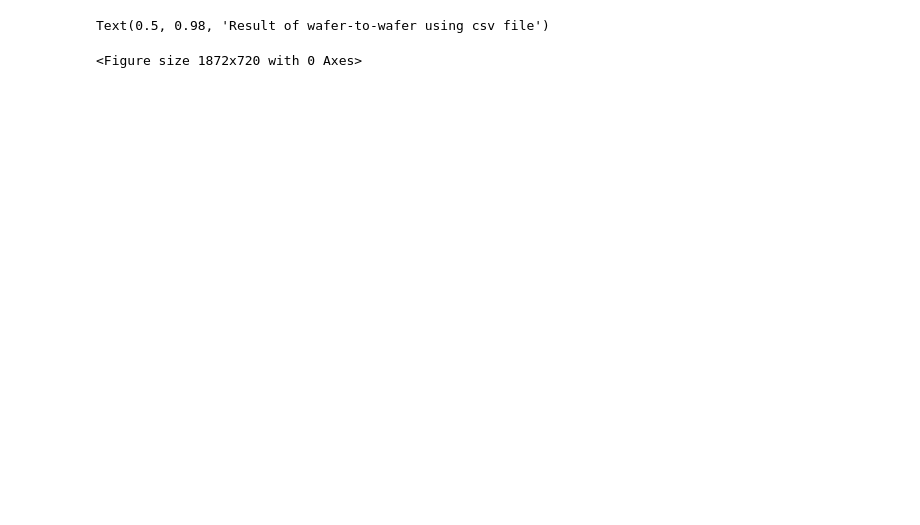
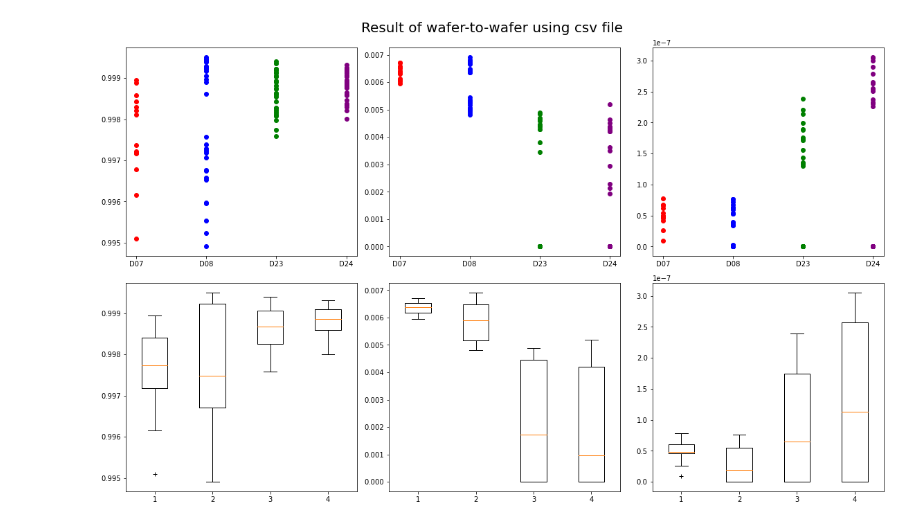
Before and after one commit to Unsername4092/project_PE2A1, a Jupyter notebook: doc/report.ipynb, the cells around one changed output. Drawn from its saved outputs; the diff is of its cells as text; code cells hidden in the pictures; blank space fills up the shorter version.

```diff
--- a/doc/report.ipynb
+++ b/doc/report.ipynb
@@ -8,8 +9,66 @@ spec = data['Rsq of Ref. spectrum (6th)']
 one_V = data['I at 1V[A]']
 minone_V = data['I at -1V[A]']
 # %%
-plt.figure(figsize=(26, 10))
+fig = plt.figure(figsize=(16, 10))
+ax1=fig.add_subplot(2,3,1)
+ax2=fig.add_subplot(2,3,2)
+ax3=fig.add_subplot(2,3,3)
+ax4=fig.add_subplot(2,3,4)
+ax5=fig.add_subplot(2,3,5)
+ax6=fig.add_subplot(2,3,6)
 plt.suptitle('Result of wafer-to-wafer using csv file', fontsize=20)
+# spec
+spec1=[]
+spec2=[]
+spec3=[]
+spec4=[]
+# One_V
+one1=[]
+one2=[]
+one3=[]
+one4=[]
+#minone_V
+min1=[]
+min2=[]
+min3=[]
+min4=[]
+
+for i in range(len(wafernumber)):
+    if str(wafernumber[i]) == 'D07':
+        spec1.append(spec[i])
+        one1.append(one_V[i])
+        min1.append(minone_V[i])
+        ax1.scatter(wafernumber[i], spec[i], c='red')
+        ax2.scatter(wafernumber[i], one_V[i], c='red')
+        ax3.scatter(wafernumber[i], minone_V[i], c='red')
+    elif str(wafernumber[i]) == 'D08':
+        spec2.append(spec[i])
+        one2.append(one_V[i])
+        min2.append(minone_V[i])
+        ax1.scatter(wafernumber[i], spec[i], c='blue')
+        ax2.scatter(wafernumber[i], one_V[i], c='blue')
+        ax3.scatter(wafernumber[i], minone_V[i], c='blue')
+    elif str(wafernumber[i]) == 'D23':
+        spec3.append(spec[i])
+        one3.append(one_V[i])
+        min3.append(minone_V[i])
+        ax1.scatter(wafernumber[i], spec[i], c='green')
+        ax2.scatter(wafernumber[i], one_V[i], c='green')
+        ax3.scatter(wafernumber[i], minone_V[i], c='green')
+    elif str(wafernumber[i]) == 'D24':
+        spec4.append(spec[i])
+        one4.append(one_V[i])
+        min4.append(minone_V[i])
+        ax1.scatter(wafernumber[i], spec[i], c='purple')
+        ax2.scatter(wafernumber[i], one_V[i], c='purple')
+        ax3.scatter(wafernumber[i], minone_V[i], c='purple')
+
+ax4.boxplot([spec1, spec2, spec3, spec4], sym='+')
+# ax4.set_xticklabels(wafer, fontsize=8)
+ax5.boxplot([one1, one2, one3, one4], sym='+')
+# ax5.set_xticklabels(wafer, fontsize=8)
+ax6.boxplot([min1, min2, min3, min4], sym='+')
+# ax6.set_xticklabels(wafer, fontsize=8)
+plt.tight_layout()
 # %% [output]
-Text(0.5, 0.98, 'Result of wafer-to-wafer using csv file')
-<Figure size 1872x720 with 0 Axes>
+[figure, added]
```
Also changed, not shown: parts of 2 cells of this notebook.
